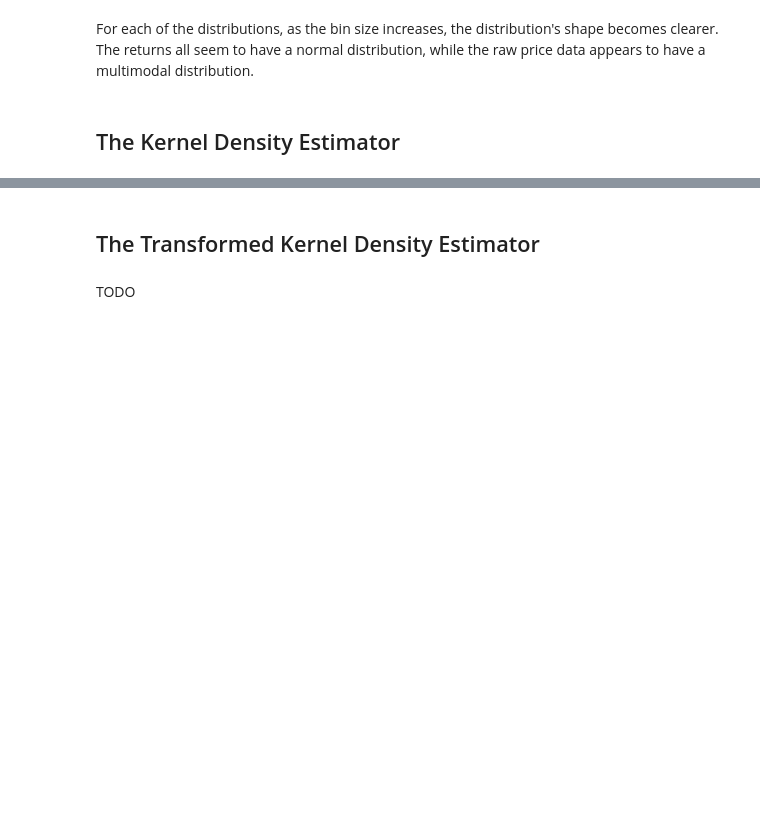
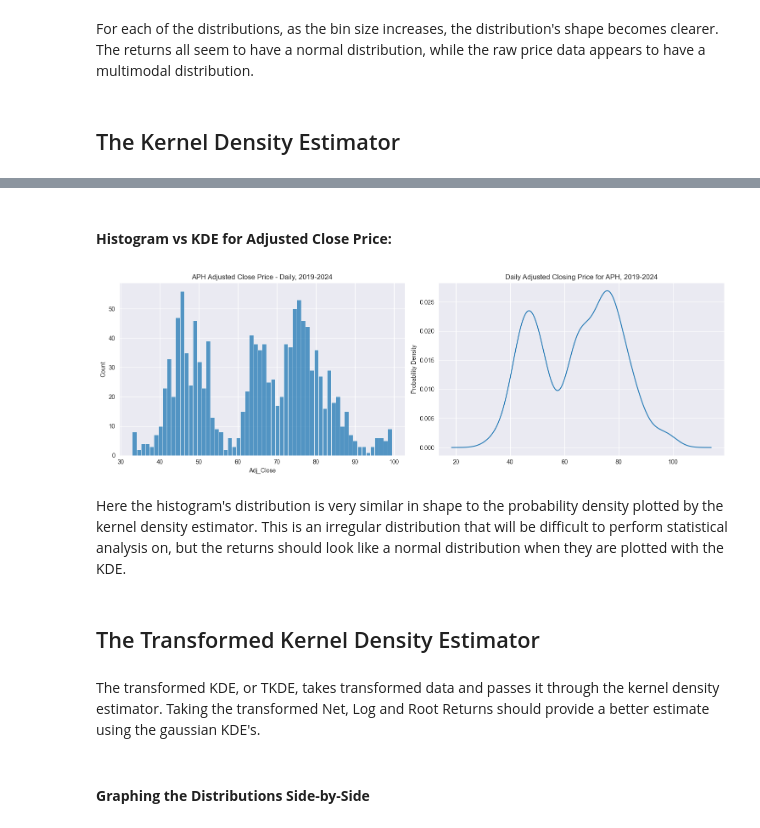
Before and after one commit to dBCooper2/pythonic-finance, a Jupyter notebook: notebooks/time_series/exploratory_data_analysis__python_hists_kde.ipynb, the cells around one changed output, grey strips where cells are left out. Saved outputs shown, nothing was run; the diff lists cells and outputs as text; code cells hidden in the pictures; blank space fills up the shorter version.

```diff
--- a/notebooks/time_series/exploratory_data_analysis__python_hists_kde.ipynb
+++ b/notebooks/time_series/exploratory_data_analysis__python_hists_kde.ipynb
@@ -212,4 +315,30 @@ TODO
+# %% [markdown]
+#### __Histogram vs KDE for Adjusted Close Price:__
+# %%
+# Create a figure and axis objects
+fig, axs = plt.subplots(1, 2, figsize=(15, 5))
+
+sns.histplot(data=aph_df['Adj_Close'], ax=axs[0], bins=60)
+axs[0].set_title(f'APH Adjusted Close Price - Daily, 2019-2024')
+
+x,y = FFTKDE(kernel='gaussian', bw='silverman').fit(aph_adj_price).evaluate()
+plt.plot(x,y)
+
+plt.ylabel('Probability Density')
+plt.title('Daily Adjusted Closing Price for APH, 2019-2024')
+
+# Adjust layout
+plt.tight_layout()
+
+# Show plot
+plt.show()
+# %% [output]
+[figure, added]
+# %% [markdown]
+Here the histogram's distribution is very similar in shape to the probability density plotted by the kernel density estimator. This is an irregular distribution that will be difficult to perform statistical analysis on, but the returns should look like a normal distribution when they are plotted with the KDE.
 # %% [markdown]
 ## The Transformed Kernel Density Estimator
-# %% [markdown]
-TODO
+# %% [markdown]
+The transformed KDE, or TKDE, takes transformed data and passes it through the kernel density estimator. Taking the transformed Net, Log and Root Returns should provide a better estimate using the gaussian KDE's.
+# %% [markdown]
+#### __Graphing the Distributions Side-by-Side__
```
Also changed, not shown: parts of 29 cells of this notebook, 4 other files.
